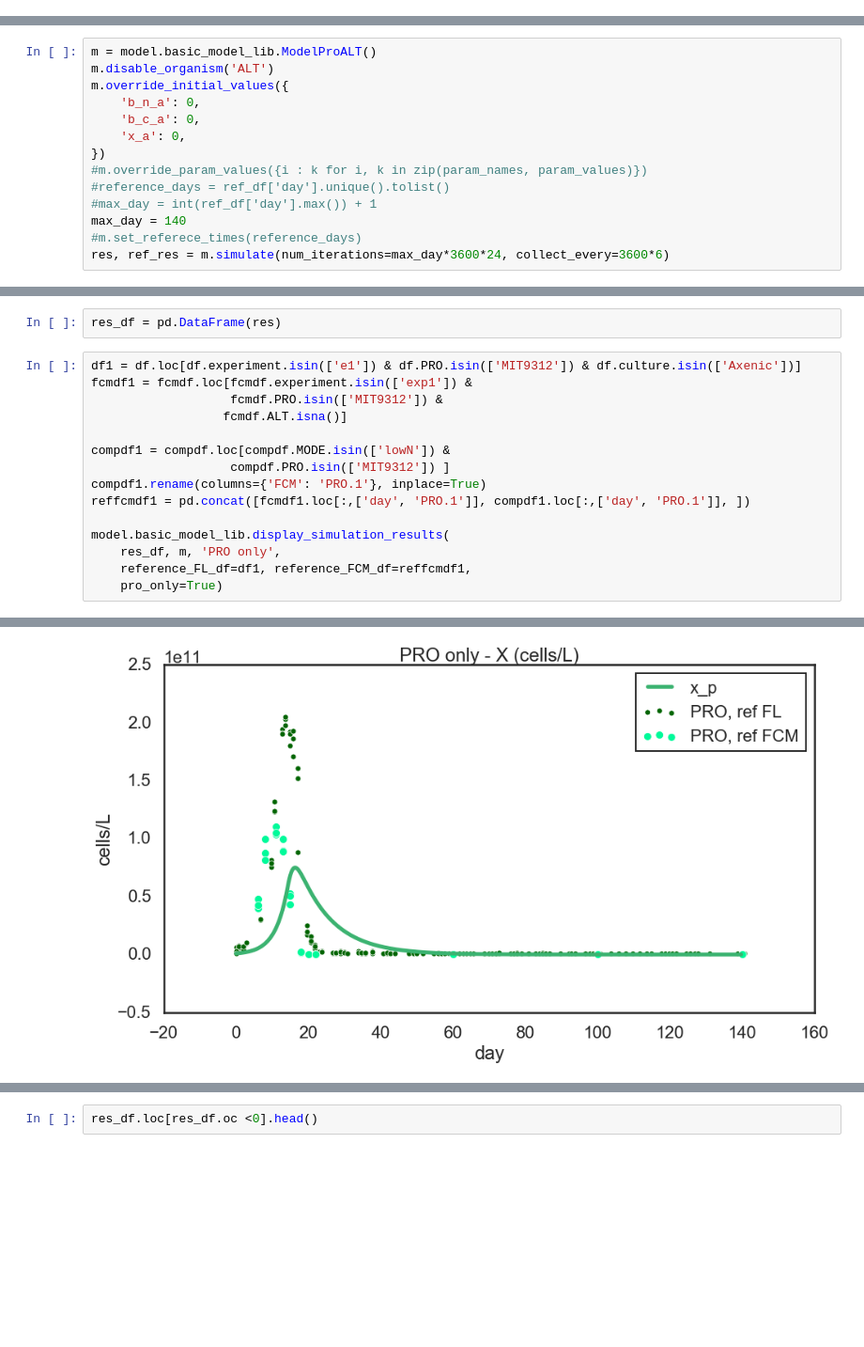
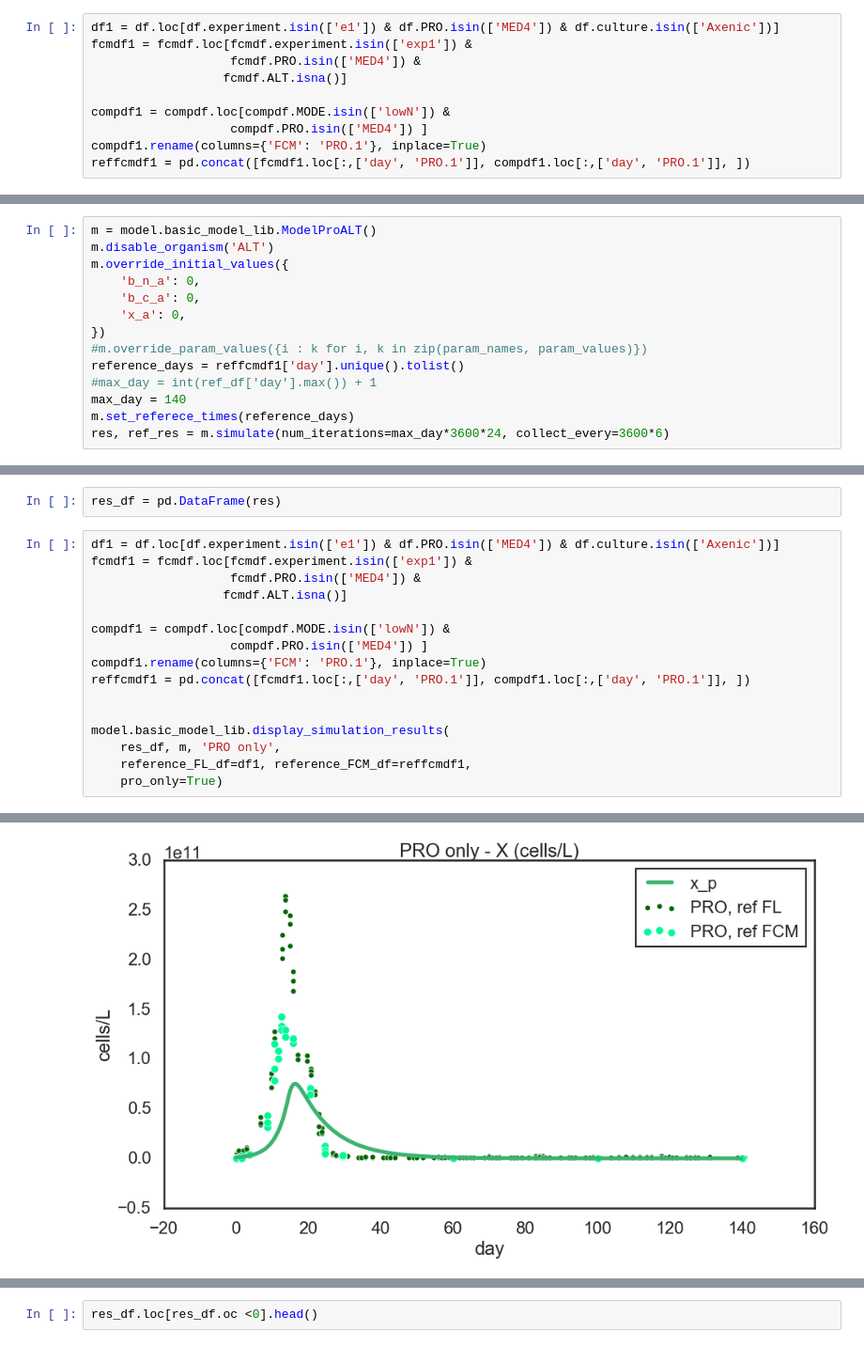
Before and after one commit to wosnat/ccpa, a Jupyter notebook: CCPA_17_4_2020_basic_model-pro only.ipynb, the cells around one changed output, grey strips where cells are left out. Shown at 94% size. Drawn from its saved outputs; the diff is of its cells as text; blank space fills up the shorter version.

```diff
--- a/CCPA_17_4_2020_basic_model-pro only.ipynb
+++ b/CCPA_17_4_2020_basic_model-pro only.ipynb
@@ -126,3 +126,13 @@ for i in os.listdir('fcmfiles'):
 fcmdf = pd.concat(fcmdflist)
 fcmdf.loc[fcmdf.PRO == 'C9B', 'PRO'] = 'MIT0604'
 fcmdf['day'] = pd.to_numeric(fcmdf['day'])
+# %%
+df1 = df.loc[df.experiment.isin(['e1']) & df.PRO.isin(['MED4']) & df.culture.isin(['Axenic'])]
+fcmdf1 = fcmdf.loc[fcmdf.experiment.isin(['exp1']) &
+                   fcmdf.PRO.isin(['MED4']) &
+                  fcmdf.ALT.isna()]
+
+compdf1 = compdf.loc[compdf.MODE.isin(['lowN']) &
+                   compdf.PRO.isin(['MED4']) ]
+compdf1.rename(columns={'FCM': 'PRO.1'}, inplace=True)
+reffcmdf1 = pd.concat([fcmdf1.loc[:,['day', 'PRO.1']], compdf1.loc[:,['day', 'PRO.1']], ])
@@ -170,10 +185,10 @@ m.override_initial_values({
     'x_a': 0,
 })
 #m.override_param_values({i : k for i, k in zip(param_names, param_values)})
-#reference_days = ref_df['day'].unique().tolist()
+reference_days = reffcmdf1['day'].unique().tolist()
 #max_day = int(ref_df['day'].max()) + 1
 max_day = 140
-#m.set_referece_times(reference_days)
+m.set_referece_times(reference_days)
 res, ref_res = m.simulate(num_iterations=max_day*3600*24, collect_every=3600*6)
 # %% [output]
 ........................................................................................................................................................................................................ ...
@@ -196,15 +211,16 @@ res[0]
 # %%
 res_df = pd.DataFrame(res)
 # %%
-df1 = df.loc[df.experiment.isin(['e1']) & df.PRO.isin(['MIT9312']) & df.culture.isin(['Axenic'])]
+df1 = df.loc[df.experiment.isin(['e1']) & df.PRO.isin(['MED4']) & df.culture.isin(['Axenic'])]
 fcmdf1 = fcmdf.loc[fcmdf.experiment.isin(['exp1']) &
-                   fcmdf.PRO.isin(['MIT9312']) &
+                   fcmdf.PRO.isin(['MED4']) &
                   fcmdf.ALT.isna()]
 
 compdf1 = compdf.loc[compdf.MODE.isin(['lowN']) &
-                   compdf.PRO.isin(['MIT9312']) ]
+                   compdf.PRO.isin(['MED4']) ]
 compdf1.rename(columns={'FCM': 'PRO.1'}, inplace=True)
 reffcmdf1 = pd.concat([fcmdf1.loc[:,['day', 'PRO.1']], compdf1.loc[:,['day', 'PRO.1']], ])
+
 
 model.basic_model_lib.display_simulation_results(
     res_df, m, 'PRO only',
@@ -214 +234 @@ model.basic_model_lib.display_simulation_results(
-[figure, old version]
+[figure, new version]
```
Also changed, not shown: parts of 6 cells of this notebook, 6 other files.
